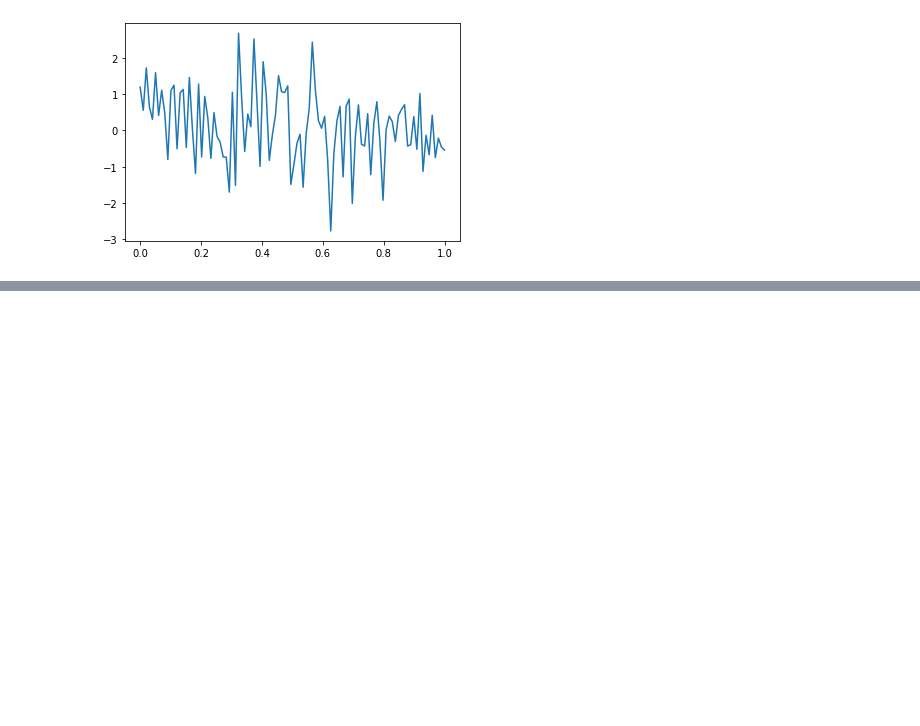
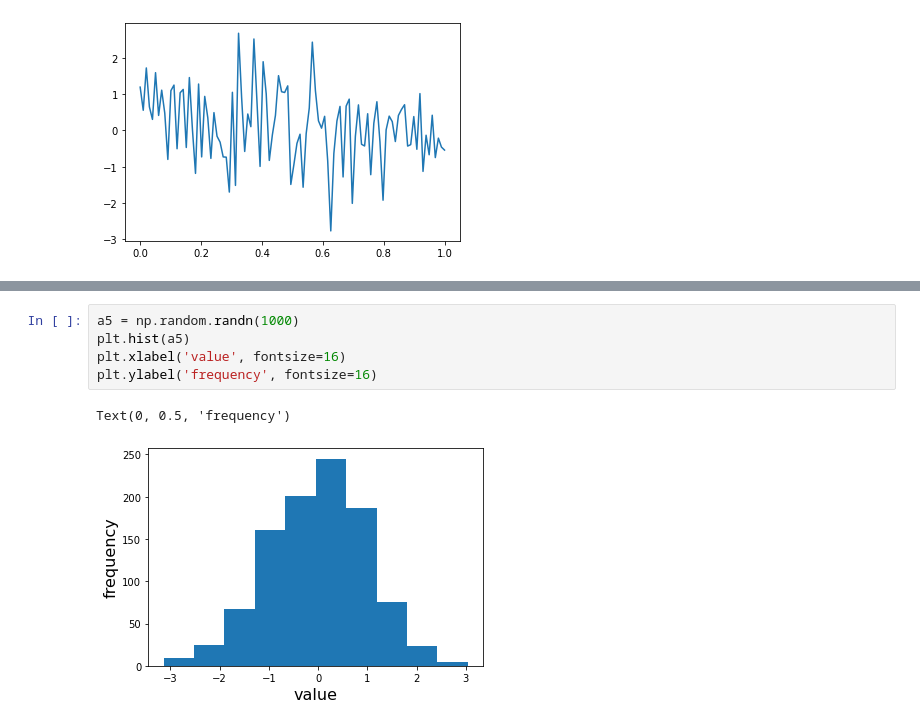
Before and after one commit to eriksherman/notes, a Jupyter notebook: numpy.ipynb, the cells around one changed output, grey strips where cells are left out. Drawn from its saved outputs; the diff is of its cells as text; blank space fills up the shorter version.

```diff
--- a/numpy.ipynb
+++ b/numpy.ipynb
@@ -38,0 +117,8 @@ plt.plot(t,a5)
+# %%
+a5 = np.random.randn(1000)
+plt.hist(a5)
+plt.xlabel('value', fontsize=16)
+plt.ylabel('frequency', fontsize=16)
+# %% [output]
+Text(0, 0.5, 'frequency')
+[figure, added]
```
Also changed, not shown: parts of 111 cells of this notebook, 1 other file.
